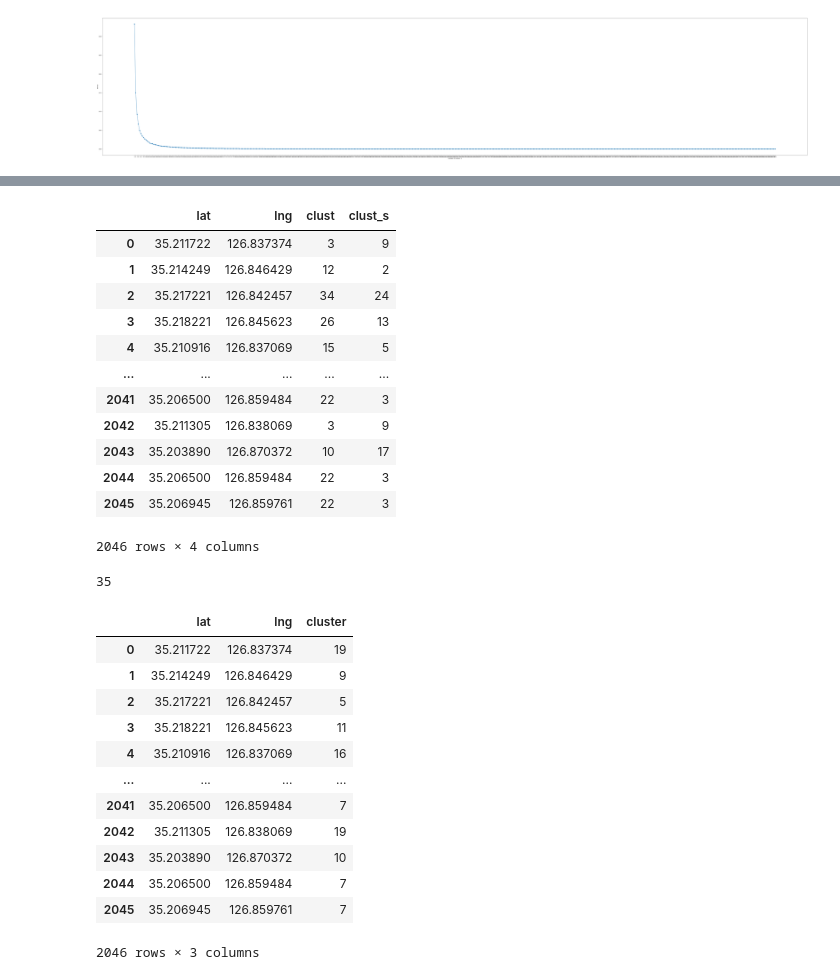
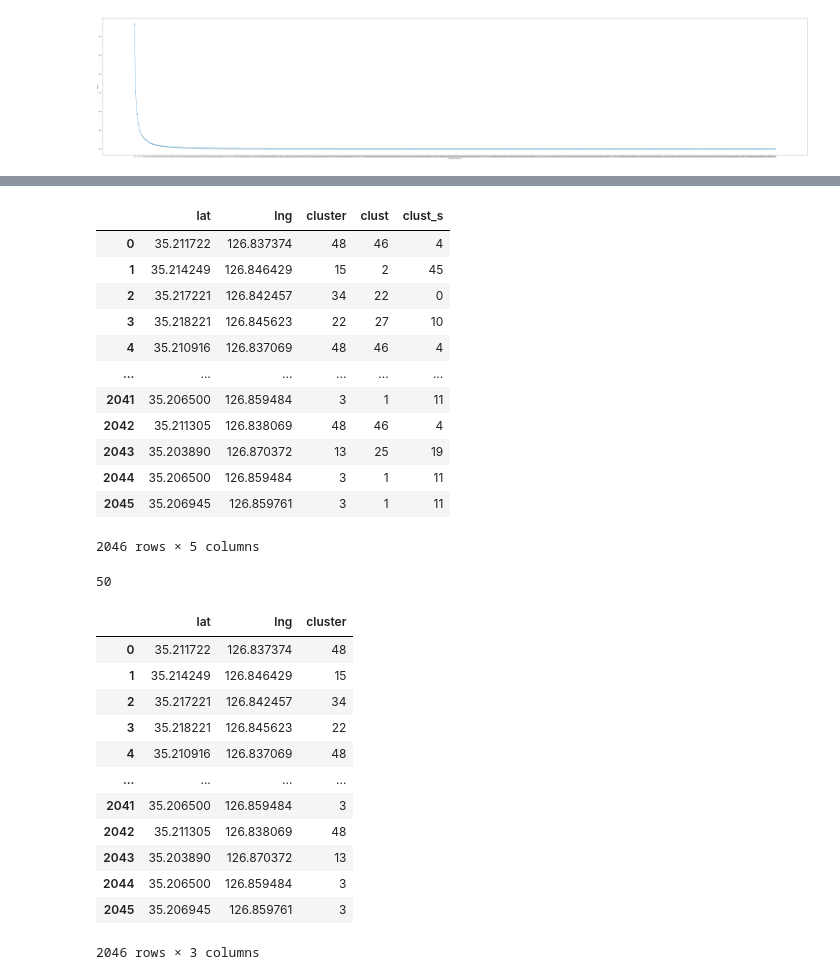
Before and after one commit to hyojaeKwon/aistone-vrp, a Jupyter notebook: stores/vrp_more_data/clustering.ipynb, the cells around one changed output, grey strips where cells are left out. Cells and saved outputs as stored; diff of their text form; code cells hidden in the pictures.

```diff
--- a/stores/vrp_more_data/clustering.ipynb
+++ b/stores/vrp_more_data/clustering.ipynb
@@ -78,16 +86,3 @@ plt.xticks(ks)
 plt.show()
 # %% [output]
 [figure]
-# %%
-# K-means 모델과 군집 예측값을 생성
-
-# 클러스터 모델 생성, 파라미터는 원할 경우 추가
-clust_model = KMeans(n_clusters=35)
-
-clust_model.fit(bm_data_latlng)
-
-centers = clust_model.cluster_centers_
-pred =  clust_model.predict(bm_data_latlng)
-
-print(pd.DataFrame(centers))
-print(pred[:15])
@@ -116,7 +93,7 @@ from sklearn.preprocessing import MinMaxScaler
 scaler = MinMaxScaler()
 data_scale = scaler.fit_transform(bm_data_latlng)
 
-k = 35
+k = 50
 
 model = KMeans(n_clusters=k,random_state=10)
 
@@ -176,40 +153,39 @@ pred_s = clust_model.predict(scaled_df)
 clust_df['clust_s'] = pred_s
 clust_df
 # %% [output]
-|  | lat | lng | clust | clust_s |
-| 0 | 35.211722 | 126.837374 | 3 | 9 |
-| 1 | 35.214249 | 126.846429 | 12 | 2 |
-| 2 | 35.217221 | 126.842457 | 34 | 24 |
-| 3 | 35.218221 | 126.845623 | 26 | 13 |
-| 4 | 35.210916 | 126.837069 | 15 | 5 |
-| ... | ... | ... | ... | ... |
-| 2041 | 35.206500 | 126.859484 | 22 | 3 |
-| 2042 | 35.211305 | 126.838069 | 3 | 9 |
-| 2043 | 35.203890 | 126.870372 | 10 | 17 |
-| 2044 | 35.206500 | 126.859484 | 22 | 3 |
-| 2045 | 35.206945 | 126.859761 | 22 | 3 |
+|  | lat | lng | cluster | clust | clust_s |
+| 0 | 35.211722 | 126.837374 | 48 | 46 | 4 |
+| 1 | 35.214249 | 126.846429 | 15 | 2 | 45 |
+| 2 | 35.217221 | 126.842457 | 34 | 22 | 0 |
+| 3 | 35.218221 | 126.845623 | 22 | 27 | 10 |
+| 4 | 35.210916 | 126.837069 | 48 | 46 | 4 |
+| ... | ... | ... | ... | ... | ... |
+| 2041 | 35.206500 | 126.859484 | 3 | 1 | 11 |
+| 2042 | 35.211305 | 126.838069 | 48 | 46 | 4 |
+| 2043 | 35.203890 | 126.870372 | 13 | 25 | 19 |
+| 2044 | 35.206500 | 126.859484 | 3 | 1 | 11 |
+| 2045 | 35.206945 | 126.859761 | 3 | 1 | 11 |
-2046 rows × 4 columns
+2046 rows × 5 columns
 # %%
-cluster_mean = clust_df.groupby('clust').mean()
-cluster_mean.to_csv('clustered.csv',mode='w',index=False)
+# bm_data_latlng = bm_data_latlng.groupby('cluster').mean()
+bm_data_latlng.to_csv('clustered.csv',mode='w',index=False)
 len(cluster_mean)
 # %% [output]
-35
+50
 # %%
-clust_df = clust_df.sort_values('clust')
 bm_data_latlng
 # %% [output]
 |  | lat | lng | cluster |
-| 0 | 35.211722 | 126.837374 | 19 |
-| 1 | 35.214249 | 126.846429 | 9 |
-| 2 | 35.217221 | 126.842457 | 5 |
-| 3 | 35.218221 | 126.845623 | 11 |
-| 4 | 35.210916 | 126.837069 | 16 |
+| 0 | 35.211722 | 126.837374 | 48 |
+| 1 | 35.214249 | 126.846429 | 15 |
+| 2 | 35.217221 | 126.842457 | 34 |
+| 3 | 35.218221 | 126.845623 | 22 |
+| 4 | 35.210916 | 126.837069 | 48 |
 | ... | ... | ... | ... |
-| 2041 | 35.206500 | 126.859484 | 7 |
-| 2042 | 35.211305 | 126.838069 | 19 |
-| 2043 | 35.203890 | 126.870372 | 10 |
-| 2044 | 35.206500 | 126.859484 | 7 |
-| 2045 | 35.206945 | 126.859761 | 7 |
+| 2041 | 35.206500 | 126.859484 | 3 |
+| 2042 | 35.211305 | 126.838069 | 48 |
+| 2043 | 35.203890 | 126.870372 | 13 |
+| 2044 | 35.206500 | 126.859484 | 3 |
+| 2045 | 35.206945 | 126.859761 | 3 |
 2046 rows × 3 columns
 # %%
```
Also changed, not shown: parts of 10 cells of this notebook, 13 other files.
